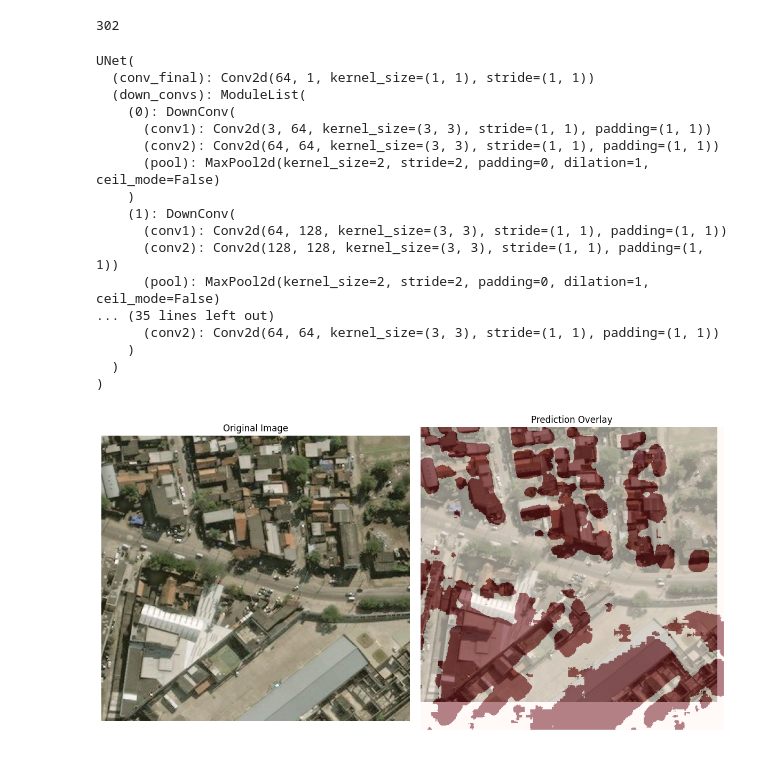
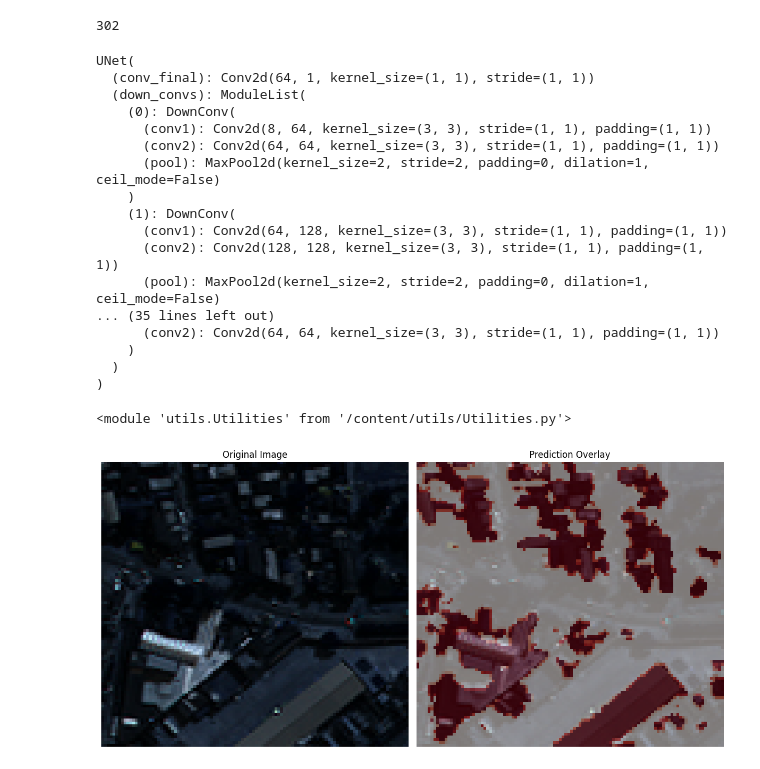
Before and after one commit to AgentUnicorn/building-detection, a Jupyter notebook: building_dection.ipynb, the cells around one changed output. Drawn from its saved outputs; the diff is of its cells as text; code cells hidden in the pictures.

```diff
--- a/building_dection.ipynb
+++ b/building_dection.ipynb
@@ -111,7 +123,7 @@ from albumentations.pytorch import ToTensorV2
 # %%
 # Initialize model
 from models.unet.model import UNet
-model = UNet(num_classes=1, in_channels=3)  # Adjust in_channels based on your .tiff files
+model = UNet(num_classes=1, in_channels=8, depth=5)  # Adjust in_channels based on your .tiff files
 device = torch.device('cuda' if torch.cuda.is_available() else 'cpu')
 print("Using device: ", device)
 model = model.to(device)
@@ -213,7 +239,8 @@ torch.save({
 }, checkpoint_path)
 # %%
 # Save the trained model
-torch.save(model.state_dict(), 'building_segmentation_model.pth')
+model_path = 'building_segmentation_model_8band_128_23-5.pth'
+torch.save(model.state_dict(), model_path)
 # %%
 # Clean up
 del model, train_loader, val_loader, outputs, loss
@@ -234,13 +261,13 @@ from models.unet.model import UNet
 import torch
 
 # Create the model with the same config as during training
-model = UNet(num_classes=1, in_channels=3, depth=5, start_filts=64)
+model = UNet(num_classes=1, in_channels=8, depth=5)
 
 if os.path.exists(checkpoint_path):
   checkpoint = torch.load(checkpoint_path, map_location=device)
   model.load_state_dict(checkpoint["model_state_dict"])
 else:
-  model.load_state_dict(torch.load('building_segmentation_model.pth', map_location="cuda" if torch.cuda.is_available() else "cpu"))
+  model.load_state_dict(torch.load(model_path, map_location="cuda" if torch.cuda.is_available() else "cpu"))
 model.eval()
 model.to("cuda" if torch.cuda.is_available() else "cpu")
 # %% [output]
@@ -248,7 +275,7 @@ UNet(
   (conv_final): Conv2d(64, 1, kernel_size=(1, 1), stride=(1, 1))
   (down_convs): ModuleList(
     (0): DownConv(
-      (conv1): Conv2d(3, 64, kernel_size=(3, 3), stride=(1, 1), padding=(1, 1))
+      (conv1): Conv2d(8, 64, kernel_size=(3, 3), stride=(1, 1), padding=(1, 1))
       (conv2): Conv2d(64, 64, kernel_size=(3, 3), stride=(1, 1), padding=(1, 1))
       (pool): MaxPool2d(kernel_size=2, stride=2, padding=0, dilation=1, ceil_mode=False)
     )
@@ -261,16 +288,22 @@ UNet(
     )
   )
 )
+# %%
+import importlib
+import utils.Utilities
+importlib.reload(utils.Utilities)
+# %% [output]
+<module 'utils.Utilities' from '/content/utils/Utilities.py'>
 # %%
 from utils.Utilities import predict
 import utils.Visualize as vs
 
-image_path = "/content/datasets/test/3band/3band_AOI_2_RIO_img1210.tif"
-prediction = predict(model, image_path)
+image_path = "/content/datasets/test/8band/8band_AOI_2_RIO_img1210.tif"
+prediction = predict(model, image_path, 128, 128)
 
 vs.visualizeOriginalWithMask(image_path, prediction)
 # %% [output]
-[figure, old version]
+[figure, new version]
 # %%
 from google.colab import files
 files.download(checkpoint_path)
```
Also changed, not shown: parts of 11 cells of this notebook.
